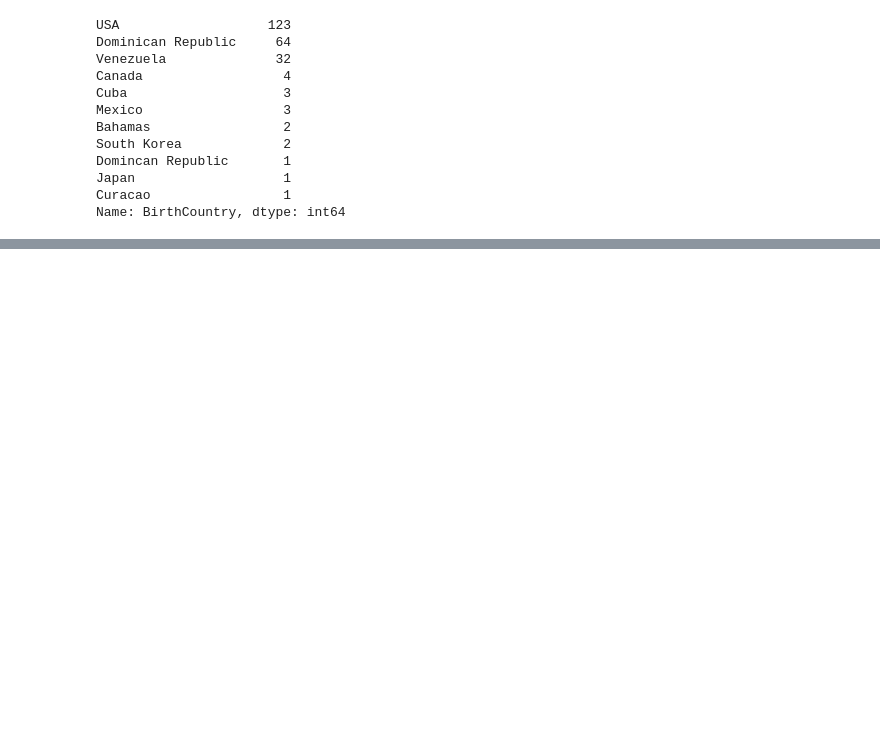
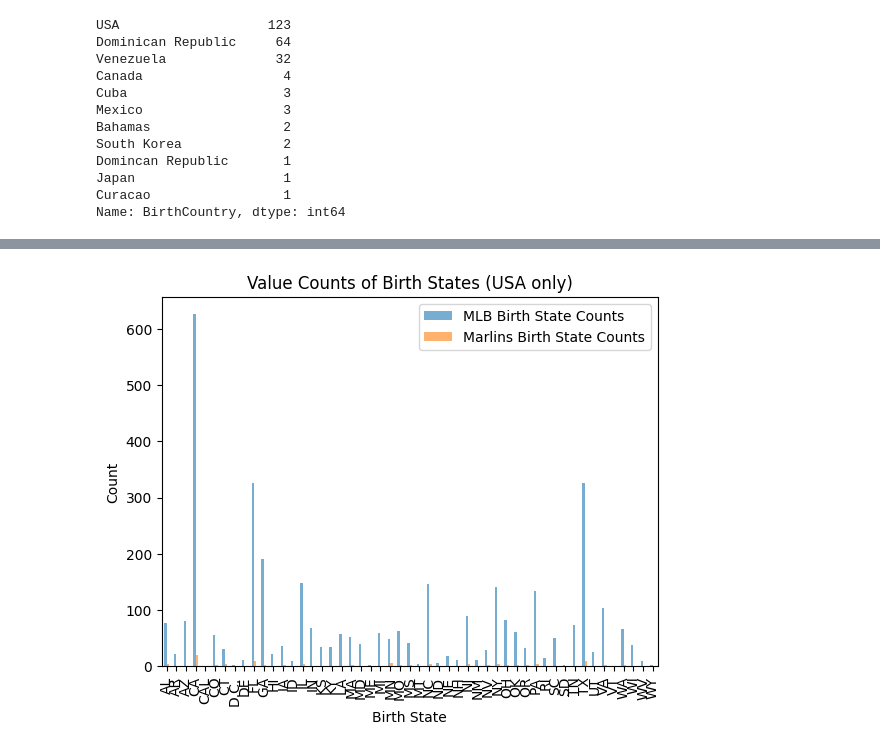
Before and after one commit to avidcyclist/baseball_data, a Jupyter notebook: data/data_playground.ipynb, the cells around one changed output, grey strips where cells are left out. Saved outputs shown, nothing was run; the diff lists cells and outputs as text; code cells hidden in the pictures; blank space fills up the shorter version.

```diff
--- a/data/data_playground.ipynb
+++ b/data/data_playground.ipynb
@@ -109,3 +109,84 @@ Domincan Republic       1
 Japan                   1
 Curacao                 1
 Name: BirthCountry, dtype: int64
+# %%
+import pandas as pd
+import matplotlib.pyplot as plt
+import seaborn as sns
+from dotenv import load_dotenv
+import os
+
+# Load environment variables from .env file
+load_dotenv()
+
+# Load the data
+marlins_file_path = os.getenv('RAW_DATA_PATH')
+all_players_file_path = os.getenv('ALL_PLAYERS_CSV_PATH')
+
+marlins_data = pd.read_csv(marlins_file_path)
+all_players_data = pd.read_csv(all_players_file_path)
+
+# Filter data to include only players born in the USA
+marlins_usa_players = marlins_data[marlins_data['BirthCountry'] == 'USA'].copy()
+all_players_usa = all_players_data[all_players_data['BirthCountry'] == 'USA'].copy()
+
+# Perform value counts of birth states to identify all unique values
+marlins_state_counts_raw = marlins_usa_players['BirthState'].value_counts()
+all_players_state_counts_raw = all_players_usa['BirthState'].value_counts()
+
+# Print the raw value counts of birth states
+print("Raw Marlins Birth State Counts:")
+print(marlins_state_counts_raw)
+print("\nRaw All Players Birth State Counts:")
+print(all_players_state_counts_raw)
+
+# Dictionary to map full state names to abbreviations
+state_abbreviations = {
+    'Alabama': 'AL', 'Alaska': 'AK', 'Arizona': 'AZ', 'Arkansas': 'AR', 'California': 'CA',
+    'Colorado': 'CO', 'Connecticut': 'CT', 'Delaware': 'DE', 'Florida': 'FL', 'Georgia': 'GA',
+    'Hawaii': 'HI', 'Idaho': 'ID', 'Illinois': 'IL', 'Indiana': 'IN', 'Iowa': 'IA',
+    'Kansas': 'KS', 'Kentucky': 'KY', 'Louisiana': 'LA', 'Maine': 'ME', 'Maryland': 'MD',
+    'Massachusetts': 'MA', 'Michigan': 'MI', 'Minnesota': 'MN', 'Mississippi': 'MS', 'Missouri': 'MO',
+    'Montana': 'MT', 'Nebraska': 'NE', 'Nevada': 'NV', 'New Hampshire': 'NH', 'New Jersey': 'NJ',
+    'New Mexico': 'NM', 'New York': 'NY', 'North Carolina': 'NC', 'North Dakota': 'ND', 'Ohio': 'OH',
+    'Oklahoma': 'OK', 'Oregon': 'OR', 'Pennsylvania': 'PA', 'Rhode Island': 'RI', 'South Carolina': 'SC',
+    'South Dakota': 'SD', 'Tennessee': 'TN', 'Texas': 'TX', 'Utah': 'UT', 'Vermont': 'VT',
+    'Virginia': 'VA', 'Washington': 'WA', 'West Virginia': 'WV', 'Wisconsin': 'WI', 'Wyoming': 'WY',
+    'District of Columbia': 'DC'
+}
+
+# Standardize birth state names
+marlins_usa_players.loc[:, 'BirthState'] = marlins_usa_players['BirthState'].replace(state_abbreviations)
+all_players_usa.loc[:, 'BirthState'] = all_players_usa['BirthState'].replace(state_abbreviations)
+
+# Further clean the data to ensure all state names are in abbreviation form
+marlins_usa_players.loc[:, 'BirthState'] = marlins_usa_players['BirthState'].str.upper()
+all_players_usa.loc[:, 'BirthState'] = all_players_usa['BirthState'].str.upper()
+
+# Perform value counts again after standardization
+marlins_state_counts = marlins_usa_players['BirthState'].value_counts()
+all_players_state_counts = all_players_usa['BirthState'].value_counts()
+
+# Combine the data into a single DataFrame for comparison
+comparison_df = pd.DataFrame({
+    'MLB Birth State Counts': all_players_state_counts,
+    'Marlins Birth State Counts': marlins_state_counts
+}).fillna(0)
+
+# Calculate the percentage of Marlins players from each state
+comparison_df['Marlins Percentage'] = (comparison_df['Marlins Birth State Counts'] / marlins_state_counts.sum()) * 100
+
+# Print the entire comparison DataFrame
+pd.set_option('display.max_rows', None)  # Display all rows
+print(comparison_df)
+
+# Plot the value counts of birth states for Marlins and all MLB players
+plt.figure(figsize=(12, 8))
+comparison_df[['MLB Birth State Counts', 'Marlins Birth State Counts']].plot(kind='bar', alpha=0.6)
+plt.title('Value Counts of Birth States (USA only)')
+plt.xlabel('Birth State')
+plt.ylabel('Count')
+plt.legend()
+plt.savefig('birth_state_counts.png')
+plt.show()
+# %% [output]
@@ -111,0 +231 @@ Name: BirthCountry, dtype: int64
+[figure, added]
```
Also changed, not shown: parts of 1 cell of this notebook, 6 other files.
